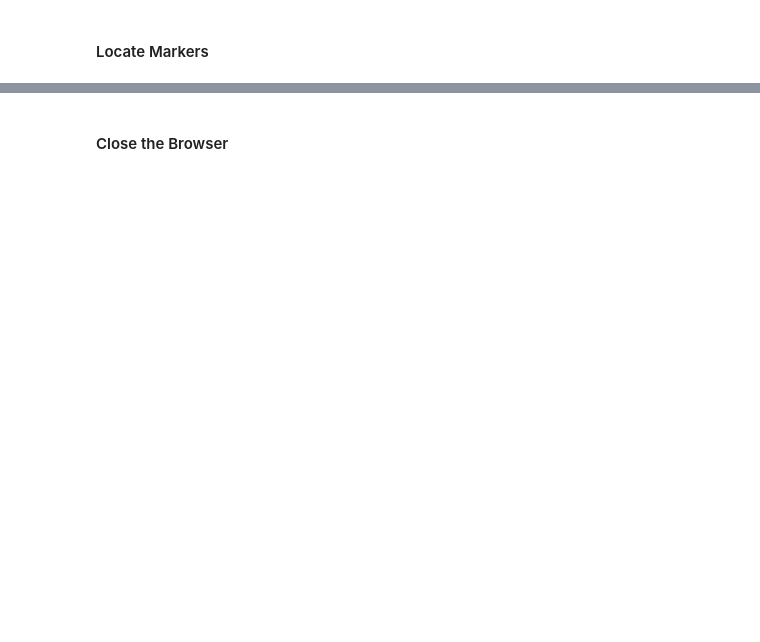
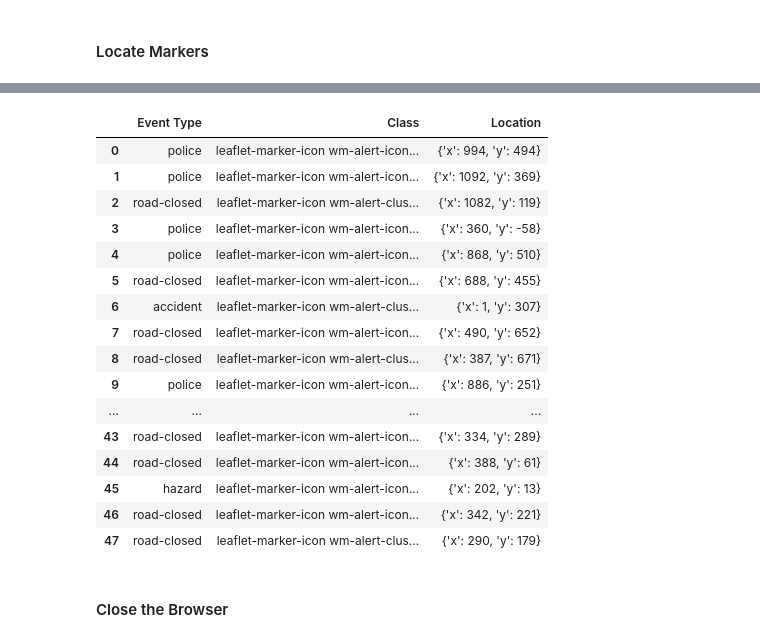
Before and after one commit to andrea-es/scoundrels_map, a Jupyter notebook: scrape_waze.ipynb, the cells around one changed output, grey strips where cells are left out. Cells and saved outputs as stored; diff of their text form; code cells hidden in the pictures; blank space fills up the shorter version.

```diff
--- a/scrape_waze.ipynb
+++ b/scrape_waze.ipynb
@@ -107,3 +208,79 @@ Element 60:
+# %%
+# Wait for map elements to load
+WebDriverWait(driver, 10).until(
+    EC.presence_of_all_elements_located((By.CLASS_NAME, "leaflet-marker-icon"))
+)
+
+# Find all map elements with the specific class
+map_elements = driver.find_elements(By.CLASS_NAME, "leaflet-marker-icon")
+
+# Create an empty list to store element details
+data = []
+
+# Extract details of each element and store them in the list
+for index, element in enumerate(map_elements, start=1):
+    element_class = element.get_attribute("class")
+
+    # Skip rows containing user icons
+    if "wm-user-icon" in element_class:
+        continue
+
+    element_location = element.location  # Element's position on the map
+
+    # Extract event type from class string
+    event_type = None
+    for cls in element_class.split():
+        if "wm-alert-icon--" in cls and cls != "wm-alert-icon":
+            event_type = cls.replace("wm-alert-icon--", "")
+            break  # Stop searching once the event type is found
+
+    # Additional check for "cluster" or other hints in the class
+    if not event_type:
+        if "current-location" in element_class:
+            event_type = "current-location"
+        elif "is-origin" in element_class:
+            event_type = "origin"
+        elif "is-destination" in element_class:
+            event_type = "destination"
+        elif "road-closed" in element_class:
+            event_type = "road-closed"
+        elif "police" in element_class:
+            event_type = "police"
+        elif "hazard" in element_class:
+            event_type = "hazard"
+        elif "accident" in element_class:
+            event_type = "accident"
+        elif "wm-alert-cluster-icon" in element_class:
+            event_type = "cluster"
+
+    # Append the extracted data to the list
+    data.append({
+        "Event Type": event_type,
+        "Class": element_class,
+        "Location": element_location
+    })
+
+# Create a pandas DataFrame from the list
+df = pd.DataFrame(data)
+df
+# %% [output]
+|  | Event Type | Class | Location |
+| 0 | police | leaflet-marker-icon wm-alert-icon... | {'x': 994, 'y': 494} |
+| 1 | police | leaflet-marker-icon wm-alert-icon... | {'x': 1092, 'y': 369} |
+| 2 | road-closed | leaflet-marker-icon wm-alert-clus... | {'x': 1082, 'y': 119} |
+| 3 | police | leaflet-marker-icon wm-alert-icon... | {'x': 360, 'y': -58} |
+| 4 | police | leaflet-marker-icon wm-alert-icon... | {'x': 868, 'y': 510} |
+| 5 | road-closed | leaflet-marker-icon wm-alert-icon... | {'x': 688, 'y': 455} |
+| 6 | accident | leaflet-marker-icon wm-alert-clus... | {'x': 1, 'y': 307} |
+| 7 | road-closed | leaflet-marker-icon wm-alert-icon... | {'x': 490, 'y': 652} |
+| 8 | road-closed | leaflet-marker-icon wm-alert-clus... | {'x': 387, 'y': 671} |
+| 9 | police | leaflet-marker-icon wm-alert-icon... | {'x': 886, 'y': 251} |
+| ... | ... | ... | ... |
+| 43 | road-closed | leaflet-marker-icon wm-alert-icon... | {'x': 334, 'y': 289} |
+| 44 | road-closed | leaflet-marker-icon wm-alert-icon... | {'x': 388, 'y': 61} |
+| 45 | hazard | leaflet-marker-icon wm-alert-icon... | {'x': 202, 'y': 13} |
+| 46 | road-closed | leaflet-marker-icon wm-alert-icon... | {'x': 342, 'y': 221} |
+| 47 | road-closed | leaflet-marker-icon wm-alert-clus... | {'x': 290, 'y': 179} |
 # %% [markdown]
 #### Close the Browser
 # %%
```
Also changed, not shown: parts of 18 cells of this notebook.
